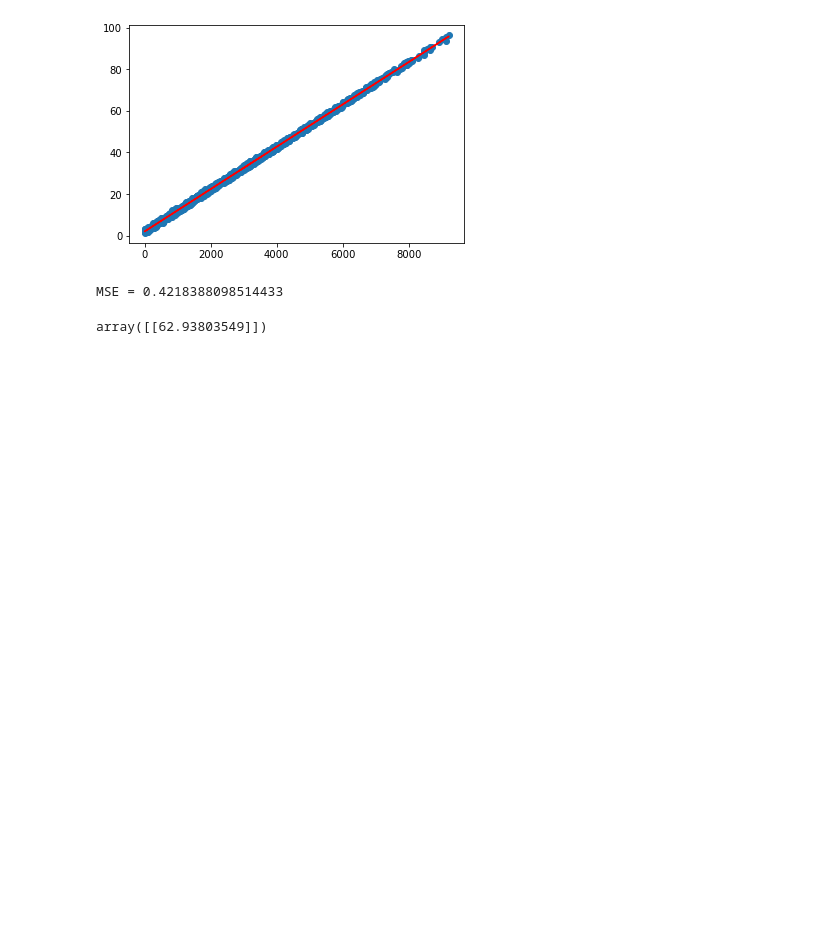
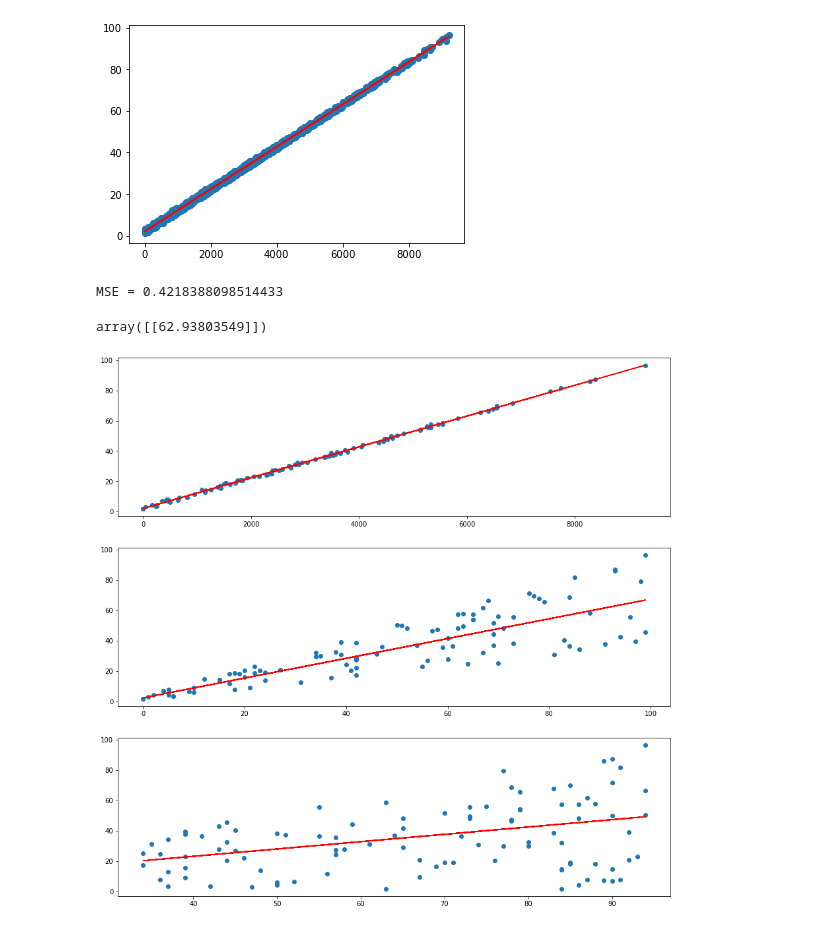
Before and after one commit to ThomasJRye/DAVE3625, a Jupyter notebook: Lab4.ipynb, the cells around one changed output. Saved outputs shown, nothing was run; the diff lists cells and outputs as text; code cells hidden in the pictures; blank space fills up the shorter version.

```diff
--- a/Lab4.ipynb
+++ b/Lab4.ipynb
@@ -146,3 +146,34 @@ array([[62.93803549]])
 df2 = pd.read_csv("https://raw.githubusercontent.com/ThomasJRye/Intro_to_AI_2021/main/Lab4/data_test.csv")
 #Make a new column for Var1 * Var3
 df2["Combined"] = df2["Var1"]*df2["Var3"]
+# %%
+#Set X to the combined set
+X = pd.DataFrame(df2["Combined"])
+#Y to result
+Y = pd.DataFrame(df2["Result"])
+#And make sets for Var1 and Var2
+X1 = pd.DataFrame(df2["Var1"])
+X2 = pd.DataFrame(df2["Var3"])
+
+#And lets do the same for the test set
+Xt = pd.DataFrame(df[7])
+X1t = pd.DataFrame(df[0])
+X2t = pd.DataFrame(df[2])
+Yt = pd.DataFrame(df[6])
+#Put the data in list, so we can test the different sets in a for loop
+dataSet = [X,X1,X2]
+trainingSet = [Xt,X1t,X2t]
+# %%
+fig, ax = plt.subplots(3, figsize=(15, 15))
+models = []
+caps = ["Var1*Var2", "Var1", "Var2"]
+MSE = [] # List to save mean square error
+for i in range(3):
+    linear_regressor = LinearRegression()
+    linear_regressor.fit(trainingSet[i], Yt)
+    Y_pred = linear_regressor.predict(dataSet[i])
+    ax[i].scatter(dataSet[i], Y)
+    ax[i].plot(dataSet[i], Y_pred, color='red')
+    err=metrics.mean_squared_error
+# %% [output]
+[figure, added]
```
Also changed, not shown: parts of 1 cell of this notebook.
